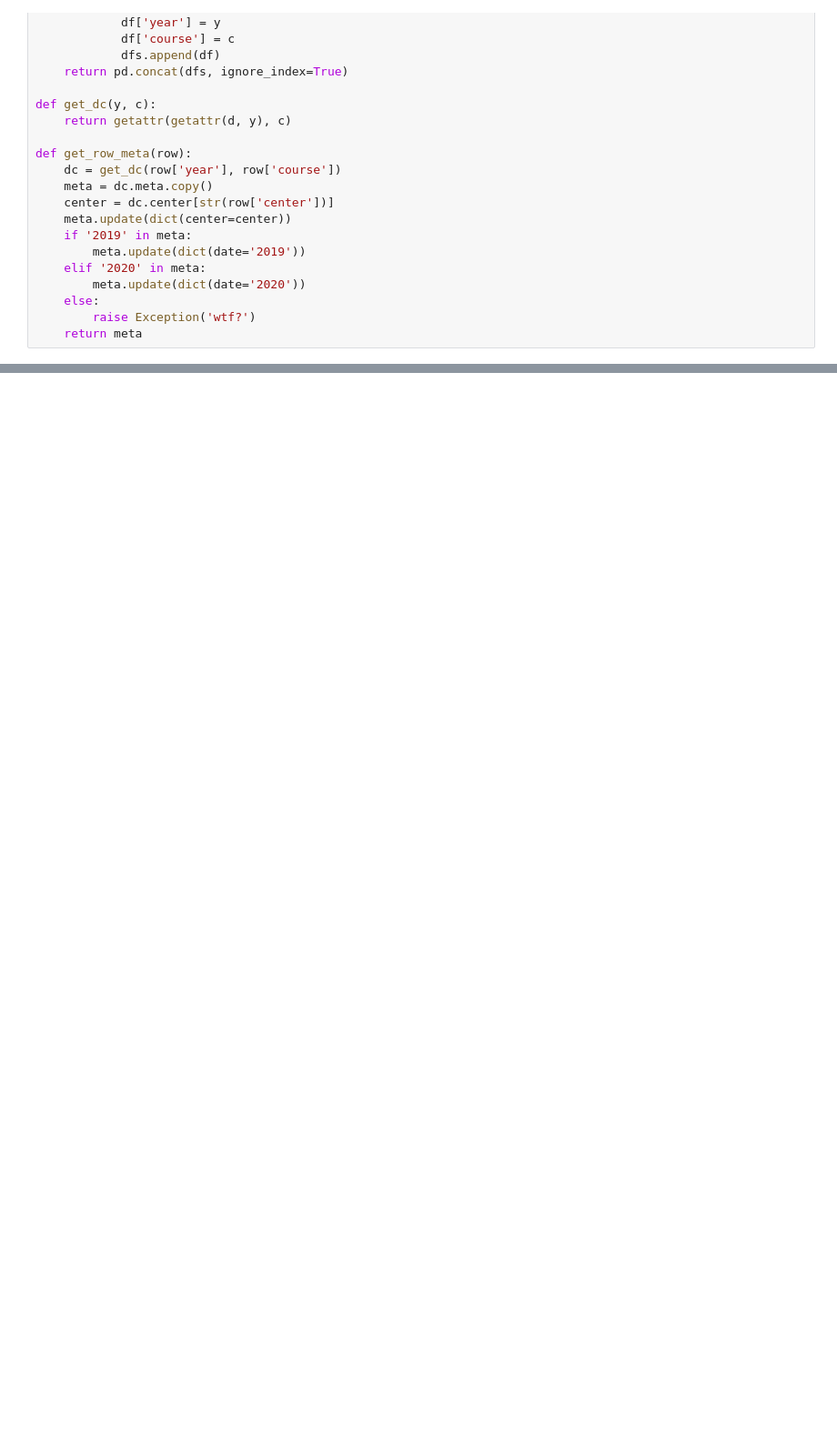
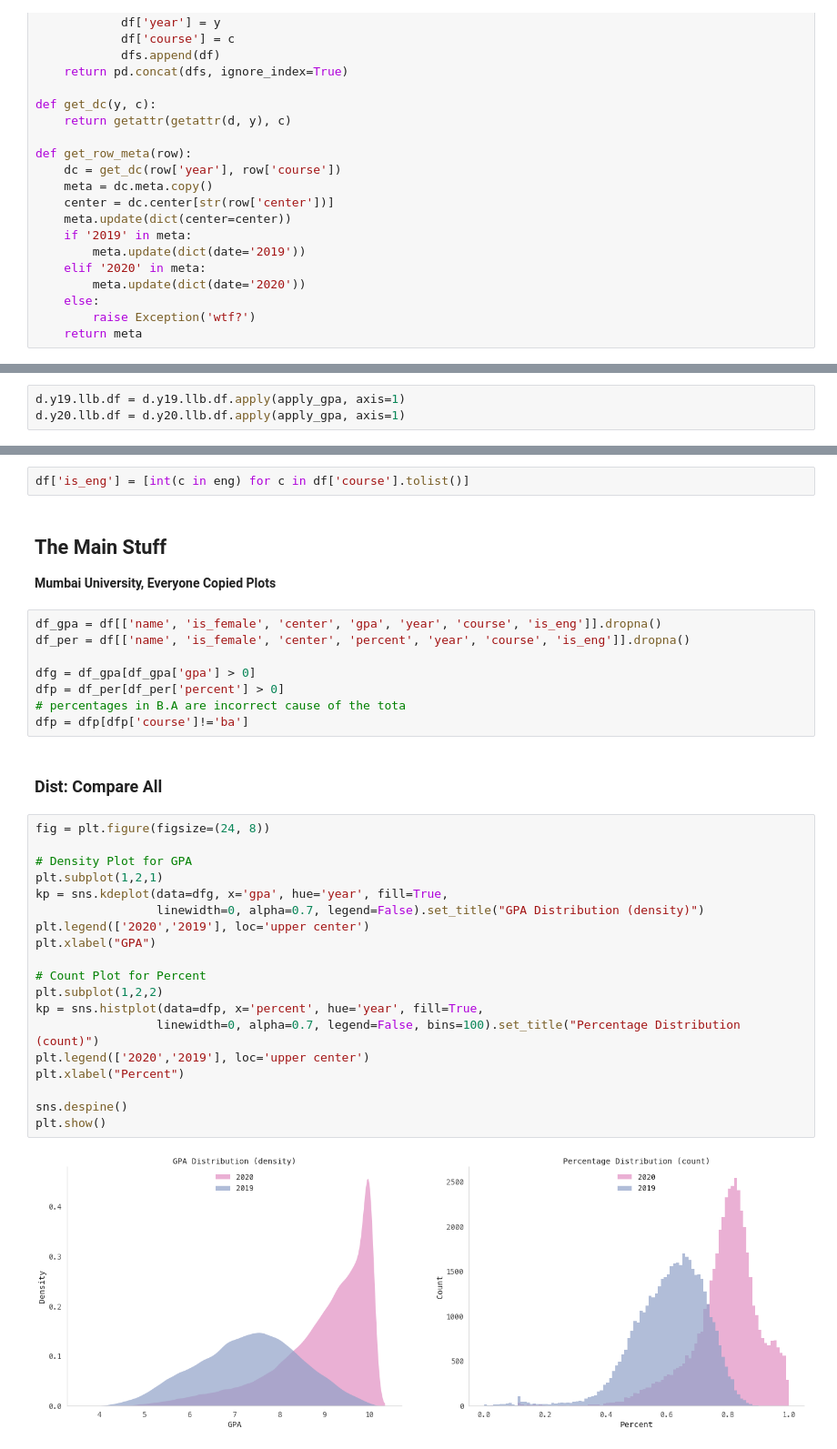
Before and after one commit to 18alantom/the_genius_batch, a Jupyter notebook: Plotting It.ipynb, the cells around one changed output, grey strips where cells are left out. Shown at 91% size. Saved outputs shown, nothing was run; the diff lists cells and outputs as text; blank space fills up the shorter version.

```diff
--- a/Plotting It.ipynb
+++ b/Plotting It.ipynb
@@ -91,0 +189,3 @@ memory usage: 7.9+ MB
+# %%
+d.y19.llb.df = d.y19.llb.df.apply(apply_gpa, axis=1)
+d.y20.llb.df = d.y20.llb.df.apply(apply_gpa, axis=1)
@@ -91,0 +211,36 @@ memory usage: 7.9+ MB
+# %%
+df['is_eng'] = [int(c in eng) for c in df['course'].tolist()]
+# %% [markdown]
+## The Main Stuff
+**Mumbai University, Everyone Copied Plots**
+# %%
+df_gpa = df[['name', 'is_female', 'center', 'gpa', 'year', 'course', 'is_eng']].dropna()
+df_per = df[['name', 'is_female', 'center', 'percent', 'year', 'course', 'is_eng']].dropna()
+
+dfg = df_gpa[df_gpa['gpa'] > 0]
+dfp = df_per[df_per['percent'] > 0]
+# percentages in B.A are incorrect cause of the tota
+dfp = dfp[dfp['course']!='ba']
+# %% [markdown]
+### Dist: Compare All
+# %%
+fig = plt.figure(figsize=(24, 8))
+
+# Density Plot for GPA
+plt.subplot(1,2,1)
+kp = sns.kdeplot(data=dfg, x='gpa', hue='year', fill=True,
+                 linewidth=0, alpha=0.7, legend=False).set_title("GPA Distribution (density)")
+plt.legend(['2020','2019'], loc='upper center')
+plt.xlabel("GPA")
+
+# Count Plot for Percent
+plt.subplot(1,2,2)
+kp = sns.histplot(data=dfp, x='percent', hue='year', fill=True,
+                 linewidth=0, alpha=0.7, legend=False, bins=100).set_title("Percentage Distribution (count)")
+plt.legend(['2020','2019'], loc='upper center')
+plt.xlabel("Percent")
+
+sns.despine()
+plt.show()
+# %% [output]
+[figure, added]
```
Also changed, not shown: parts of 102 cells of this notebook.
